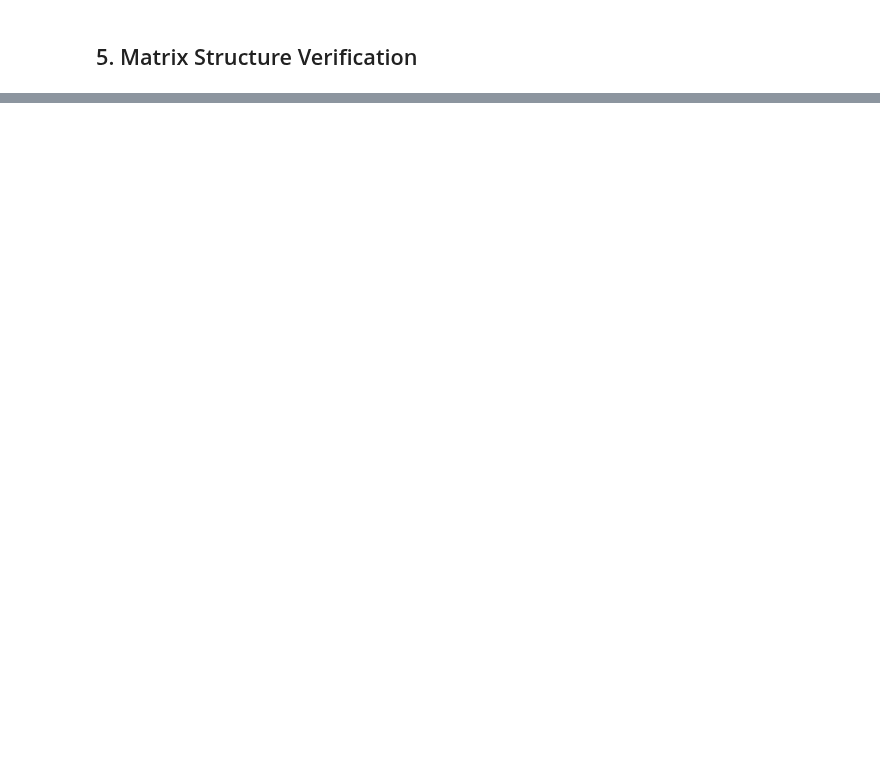
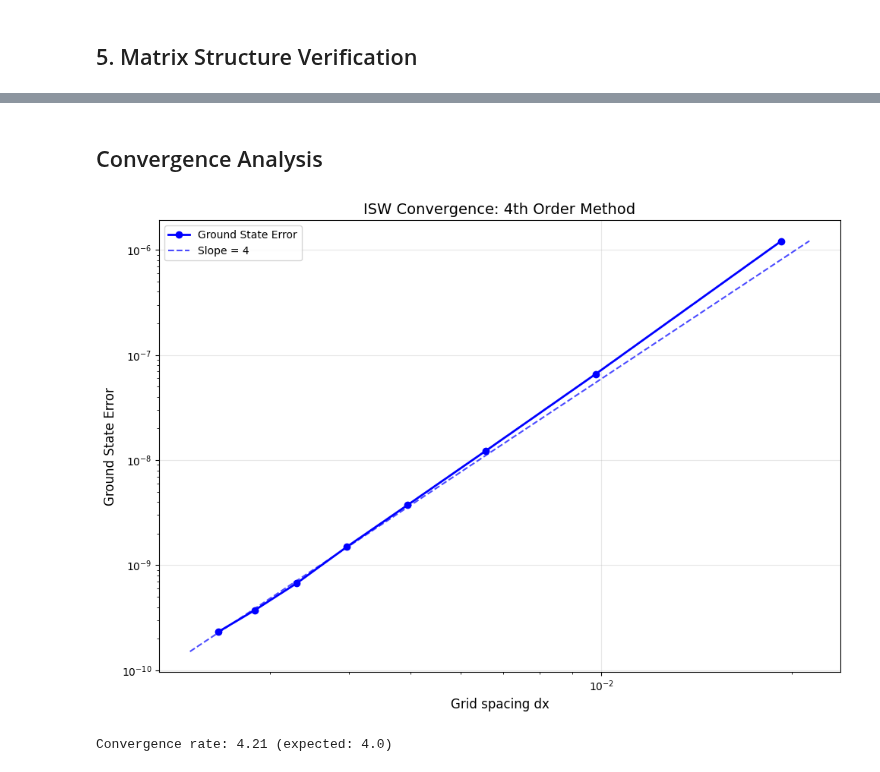
Before and after one commit to hillerj1/Thesis, a Jupyter notebook: fd4_ISW_clean.ipynb, the cells around one changed output, grey strips where cells are left out. Saved outputs shown, nothing was run; the diff lists cells and outputs as text; code cells hidden in the pictures; blank space fills up the shorter version.

```diff
--- a/fd4_ISW_clean.ipynb
+++ b/fd4_ISW_clean.ipynb
@@ -218,0 +220,40 @@ Small matrix test (N=5):
+# %% [markdown]
+## Convergence Analysis
+# %%
+# Convergence analysis using testing utilities
+def V_ISW(x):
+    return np.zeros_like(x)
+
+N_list = [51, 101, 151, 201, 251, 301, 351, 401]
+x_left, x_right = 0.0, 1.0
+
+errors = []
+dxs = []
+
+for N_test in N_list:
+    H = fin.hamiltonian_4th(V_ISW, x_left, x_right, N_test)
+    E_num, _ = eigsh(H, k=1, which='SM', tol=1e-10, maxiter=2000)
+
+    grid_test = fin.spatial(x_left, x_right, N_test)
+    dx = grid_test[1] - grid_test[0]
+
+    E_ana = qtu.analytical_ISW_eigenvalues(1)[0]  # Ground state
+    error = abs(E_num[0] - E_ana)
+
+    dxs.append(dx)
+    errors.append(error)
+
+# Plot convergence using testing utilities
+qtu.plot_convergence(dxs, errors,
+                    title="ISW Convergence: 4th Order Method",
+                    xlabel="Grid spacing dx",
+                    ylabel="Ground State Error",
+                    reference_slopes=[4],  # Expected 4th order convergence
+                    labels=["Ground State Error"])
+
+# Calculate convergence rate
+rate = qtu.convergence_rate(dxs, errors)
+print(f"Convergence rate: {rate:.2f} (expected: 4.0)")
+# %% [output]
+[figure, added]
+Convergence rate: 4.21 (expected: 4.0)
```
Also changed, not shown: parts of 5 cells of this notebook, 2 other files.
